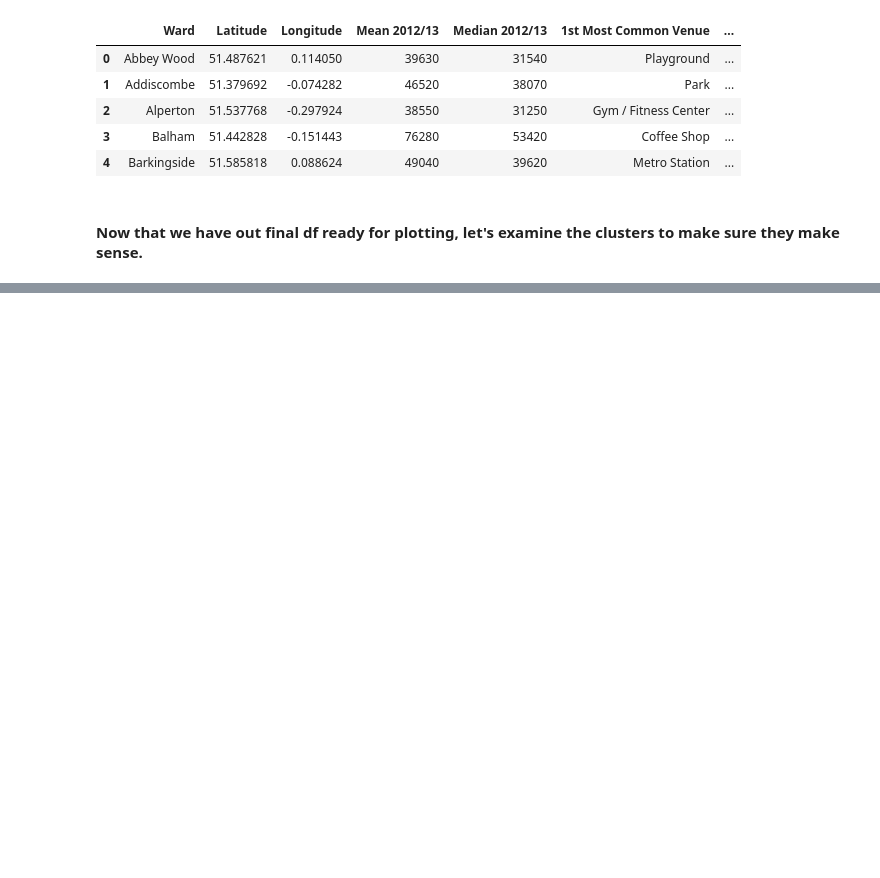
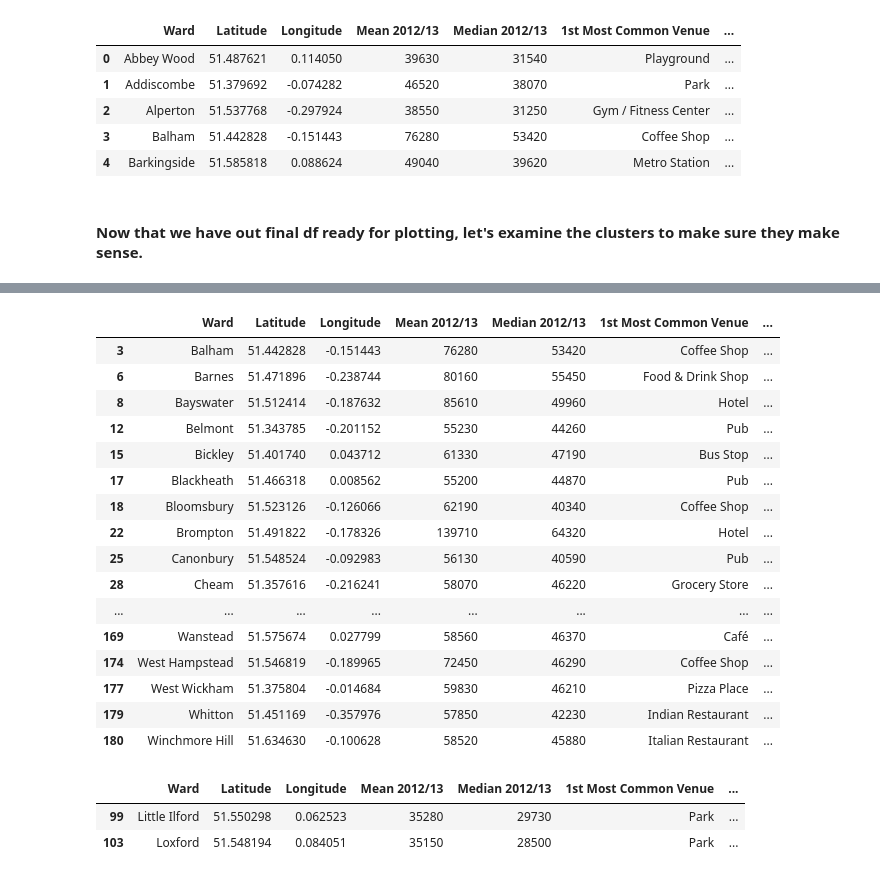
Before and after one commit to blancahuergo/AppliedDataScienceCapstone, a Jupyter notebook: Week 5 Notebook.ipynb, the cells around one changed output, grey strips where cells are left out. Saved outputs shown, nothing was run; the diff lists cells and outputs as text; code cells hidden in the pictures; blank space fills up the shorter version.

```diff
--- a/Week 5 Notebook.ipynb
+++ b/Week 5 Notebook.ipynb
@@ -801,0 +886,26 @@ london_merged.head()
+# %%
+london_merged.loc[london_merged["Cluster"] == 5]
+# %% [output]
+|  | Ward | Latitude | Longitude | Mean 2012/13 | Median 2012/13 | 1st Most Common Venue | ... |
+| 3 | Balham | 51.442828 | -0.151443 | 76280 | 53420 | Coffee Shop | ... |
+| 6 | Barnes | 51.471896 | -0.238744 | 80160 | 55450 | Food & Drink Shop | ... |
+| 8 | Bayswater | 51.512414 | -0.187632 | 85610 | 49960 | Hotel | ... |
+| 12 | Belmont | 51.343785 | -0.201152 | 55230 | 44260 | Pub | ... |
+| 15 | Bickley | 51.401740 | 0.043712 | 61330 | 47190 | Bus Stop | ... |
+| 17 | Blackheath | 51.466318 | 0.008562 | 55200 | 44870 | Pub | ... |
+| 18 | Bloomsbury | 51.523126 | -0.126066 | 62190 | 40340 | Coffee Shop | ... |
+| 22 | Brompton | 51.491822 | -0.178326 | 139710 | 64320 | Hotel | ... |
+| 25 | Canonbury | 51.548524 | -0.092983 | 56130 | 40590 | Pub | ... |
+| 28 | Cheam | 51.357616 | -0.216241 | 58070 | 46220 | Grocery Store | ... |
+| ... | ... | ... | ... | ... | ... | ... | ... |
+| 169 | Wanstead | 51.575674 | 0.027799 | 58560 | 46370 | Café | ... |
+| 174 | West Hampstead | 51.546819 | -0.189965 | 72450 | 46290 | Coffee Shop | ... |
+| 177 | West Wickham | 51.375804 | -0.014684 | 59830 | 46210 | Pizza Place | ... |
+| 179 | Whitton | 51.451169 | -0.357976 | 57850 | 42230 | Indian Restaurant | ... |
+| 180 | Winchmore Hill | 51.634630 | -0.100628 | 58520 | 45880 | Italian Restaurant | ... |
+# %%
+london_merged.loc[london_merged["Cluster"] == 6]
+# %% [output]
+|  | Ward | Latitude | Longitude | Mean 2012/13 | Median 2012/13 | 1st Most Common Venue | ... |
+| 99 | Little Ilford | 51.550298 | 0.062523 | 35280 | 29730 | Park | ... |
+| 103 | Loxford | 51.548194 | 0.084051 | 35150 | 28500 | Park | ... |
```
Also changed, not shown: parts of 11 cells of this notebook.
